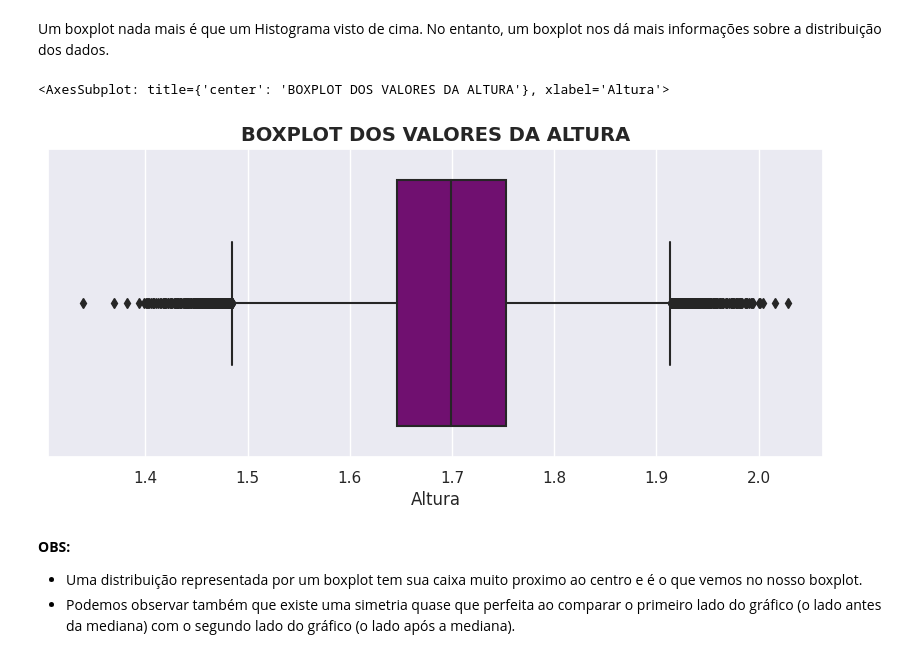
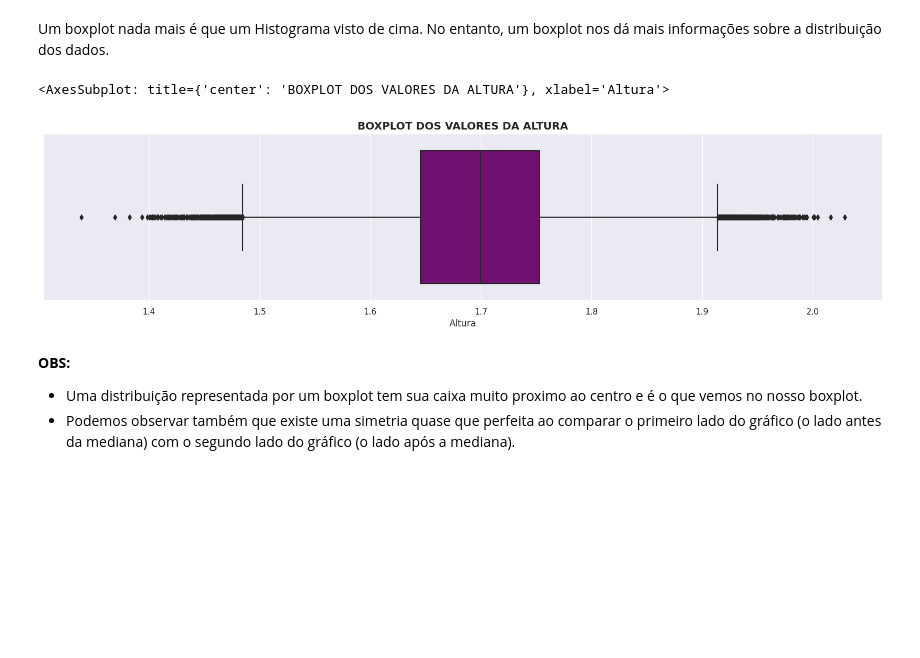
Before and after one commit to huanbarrosn/estudo_ds, a Jupyter notebook: matematica/estatistica/curso-khan-academy/aula_03.ipynb, the cells around one changed output. Drawn from its saved outputs; the diff is of its cells as text; code cells hidden in the pictures; blank space fills up the shorter version.

```diff
--- a/matematica/estatistica/curso-khan-academy/aula_03.ipynb
+++ b/matematica/estatistica/curso-khan-academy/aula_03.ipynb
@@ -429,12 +429,12 @@ Com base no que aprendemos sobre que é uma distribuição normal e quais as sua
 # %% [markdown]
 Um boxplot nada mais é que um Histograma visto de cima. No entanto, um boxplot nos dá mais informações sobre a distribuição dos dados.
 # %%
-plt.figure(figsize=(10,4))
+plt.figure(figsize=(20,4))
 plt.title('BOXPLOT DOS VALORES DA ALTURA', fontsize=14, fontweight='bold')
 sns.boxplot(x='Altura', data=df, color='purple')
 # %% [output]
 <AxesSubplot: title={'center': 'BOXPLOT DOS VALORES DA ALTURA'}, xlabel='Altura'>
-[figure, old version]
+[figure, new version]
 # %% [markdown]
 **OBS:**
 - Uma distribuição representada por um boxplot tem sua caixa muito proximo ao centro e é o que vemos no nosso boxplot.
```
Also changed, not shown: 7 other files.
